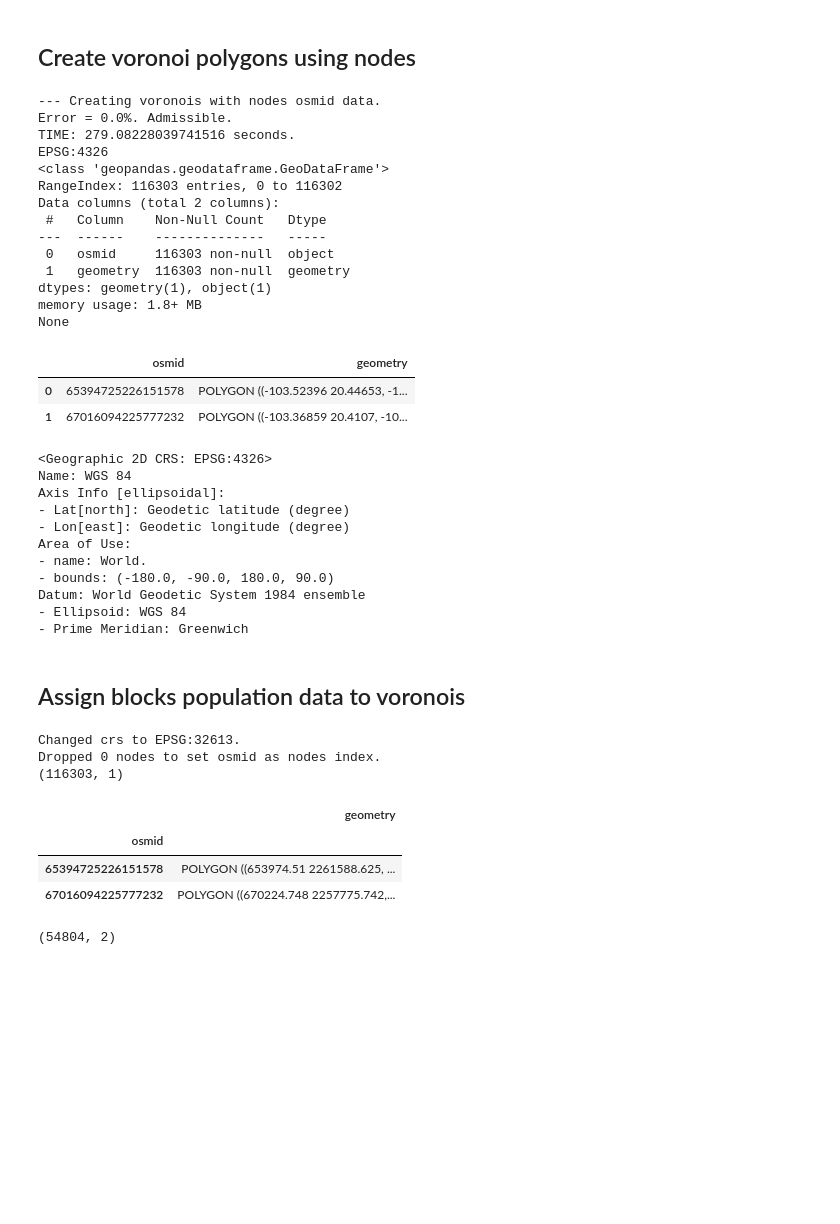
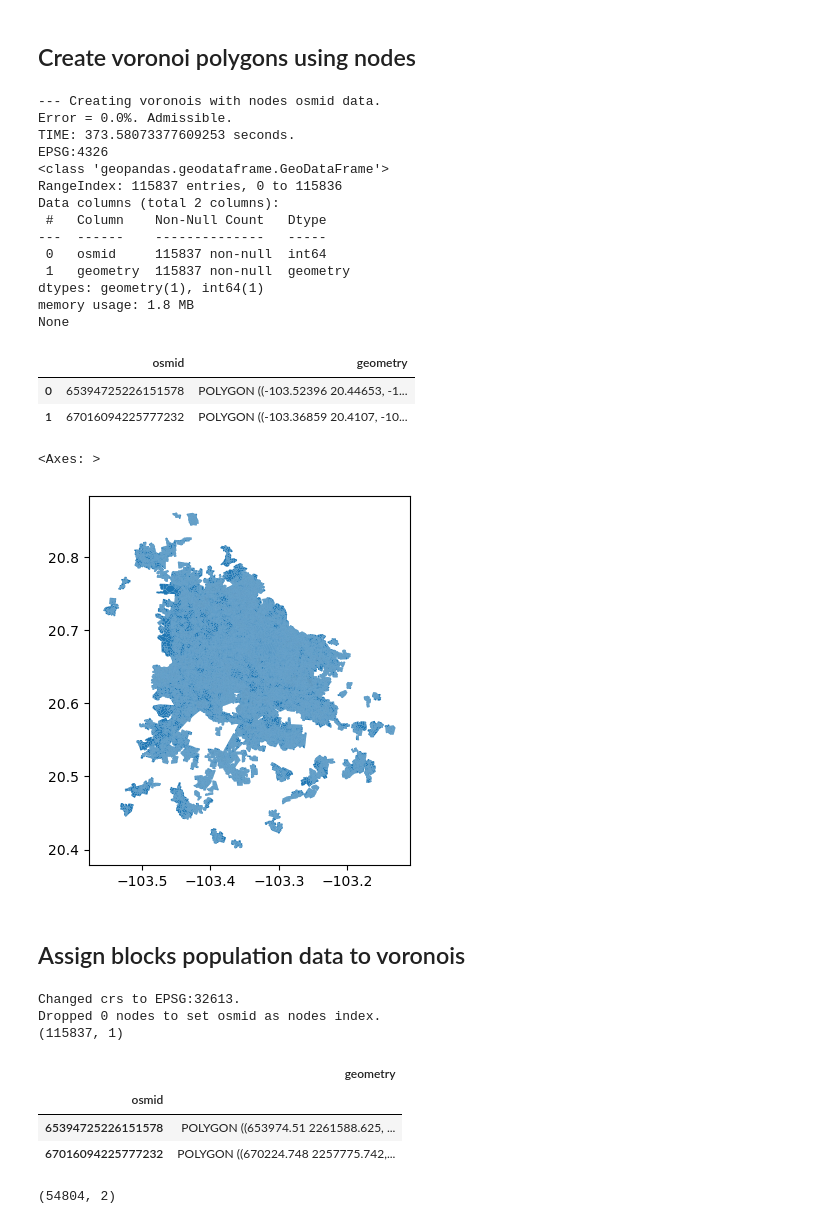
Before and after one commit to Observatorio-Ciudades/vref_walkability_index, a Jupyter notebook: notebooks/01_PL_06b_Project_network_Voronois.ipynb, the cells around one changed output. Drawn from its saved outputs; the diff is of its cells as text; code cells hidden in the pictures; blank space fills up the shorter version.

Commit message:
Project network voronois DONE

```diff
--- a/notebooks/01_PL_06b_Project_network_Voronois.ipynb
+++ b/notebooks/01_PL_06b_Project_network_Voronois.ipynb
@@ -47,8 +47,8 @@ city = 'guadalajara'
 
 # ----- ----- ----- Input data directories ----- ----- -----
 # Nodes and edges from notebook 01_PL_04_Combine_networks
-nodes_dir = first_folder_path + f"data/output/shape/network_project/{city}/part02_step06_ntwsconsolidate/{city}_nodes_proj_net_consolidated5m.gpkg"
-edges_dir = first_folder_path + f"data/output/shape/network_project/{city}/part02_step06_ntwsconsolidate/{city}_edges_proj_net_consolidated5m.gpkg"
+nodes_dir = first_folder_path + f"data/output/shape/network_project/{city}/part02_step07_ntwsrebuild/{city}_nodes_proj_net_rebuilt.gpkg"
+edges_dir = first_folder_path + f"data/output/shape/network_project/{city}/part02_step07_ntwsrebuild/{city}_edges_proj_net_rebuilt.gpkg"
 
 # Blocks with population data
 blocks_dir = first_folder_path + f"data/input/shape/Manzanas_Pop_Guadalajara/pobcenso_inegi_20_mzaageb_mza_gdl.gpkg"
@@ -62,7 +62,7 @@ projected_crs = "EPSG:32613" #Guadalajara = 'EPSG:32613'
 
 # ----- ----- ----- Output ----- ----- -----
 output_dir = first_folder_path + f"data/output/shape/network_project_voronoi/"
-local_save = False
+local_save = True
 # %% [markdown]
 ## Load data
 # %% [markdown]
@@ -143,19 +143,19 @@ blocks_buffer.plot()
 time_1 = time.time()
 # ----- ----- ----- Process
 # Load nodes
-cons_nodes = gpd.read_file(nodes_dir)
+nodes_gdf = gpd.read_file(nodes_dir)
 # Set crs
-if cons_nodes.crs != projected_crs:
-    cons_nodes = cons_nodes.to_crs(projected_crs)
+if nodes_gdf.crs != projected_crs:
+    nodes_gdf = nodes_gdf.to_crs(projected_crs)
     print(f"Changed crs to {projected_crs}.")
 # Filter for data of interest
-cons_nodes = cons_nodes[['osmid','x','y','geometry']]
+nodes_gdf = nodes_gdf[['osmid','x','y','geometry']]
 # ----- ----- ----- Time end
 time_2 = time.time()
 print(f"TIME: {time_2-time_1} seconds.")
 
 # Show
-print(cons_nodes.crs)
-print(cons_nodes.info())
-cons_nodes.head(2)
+print(nodes_gdf.crs)
+print(nodes_gdf.info())
+nodes_gdf.head(2)
 # %% [output]
@@ -185,7 +185,7 @@ print(f"--- Creating voronois with nodes osmid data.")
 time_1 = time.time()
 #Process
 voronois_gdf = src.voronoi_points_within_aoi(area_of_interest=blocks_buffer,
-                                             points=cons_nodes,
+                                             points=nodes_gdf,
                                              points_id_col='osmid',
                                              projected_crs=projected_crs)
 #Time end
@@ -199,35 +199,26 @@ voronois_gdf.head(2)
 # %% [output]
 --- Creating voronois with nodes osmid data.
 Error = 0.0%. Admissible.
-TIME: 279.08228039741516 seconds.
+TIME: 373.58073377609253 seconds.
 EPSG:4326
 <class 'geopandas.geodataframe.GeoDataFrame'>
-RangeIndex: 116303 entries, 0 to 116302
+RangeIndex: 115837 entries, 0 to 115836
 Data columns (total 2 columns):
  #   Column    Non-Null Count   Dtype
 ---  ------    --------------   -----
- 0   osmid     116303 non-null  object
- 1   geometry  116303 non-null  geometry
-dtypes: geometry(1), object(1)
-memory usage: 1.8+ MB
+ 0   osmid     115837 non-null  int64
+ 1   geometry  115837 non-null  geometry
+dtypes: geometry(1), int64(1)
+memory usage: 1.8 MB
 None
 |  | osmid | geometry |
 | 0 | 65394725226151578 | POLYGON ((-103.52396 20.44653, -1... |
 | 1 | 67016094225777232 | POLYGON ((-103.36859 20.4107, -10... |
-# %%
-voronois_gdf.crs
-# %% [output]
-<Geographic 2D CRS: EPSG:4326>
-Name: WGS 84
-Axis Info [ellipsoidal]:
-- Lat[north]: Geodetic latitude (degree)
-- Lon[east]: Geodetic longitude (degree)
-Area of Use:
-- name: World.
-- bounds: (-180.0, -90.0, 180.0, 90.0)
-Datum: World Geodetic System 1984 ensemble
-- Ellipsoid: WGS 84
-- Prime Meridian: Greenwich
+# %%
+voronois_gdf.plot()
+# %% [output]
+<Axes: >
+[figure, added]
 # %% [markdown]
 ## Assign blocks population data to voronois
 # %%
@@ -252,7 +243,7 @@ voronois_gdf_prep.head(2)
 # %% [output]
 Changed crs to EPSG:32613.
 Dropped 0 nodes to set osmid as nodes index.
-(116303, 1)
+(115837, 1)
 |  | geometry |
 | osmid |  |
 | 65394725226151578 | POLYGON ((653974.51 2261588.625, ... |
```
Also changed, not shown: parts of 7 cells of this notebook.
